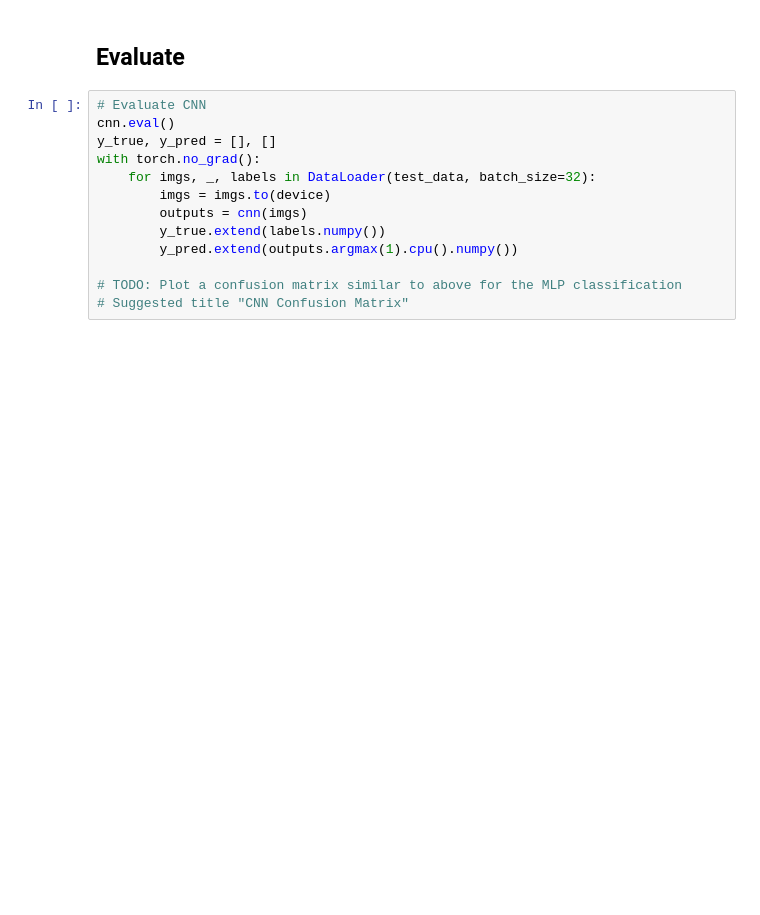
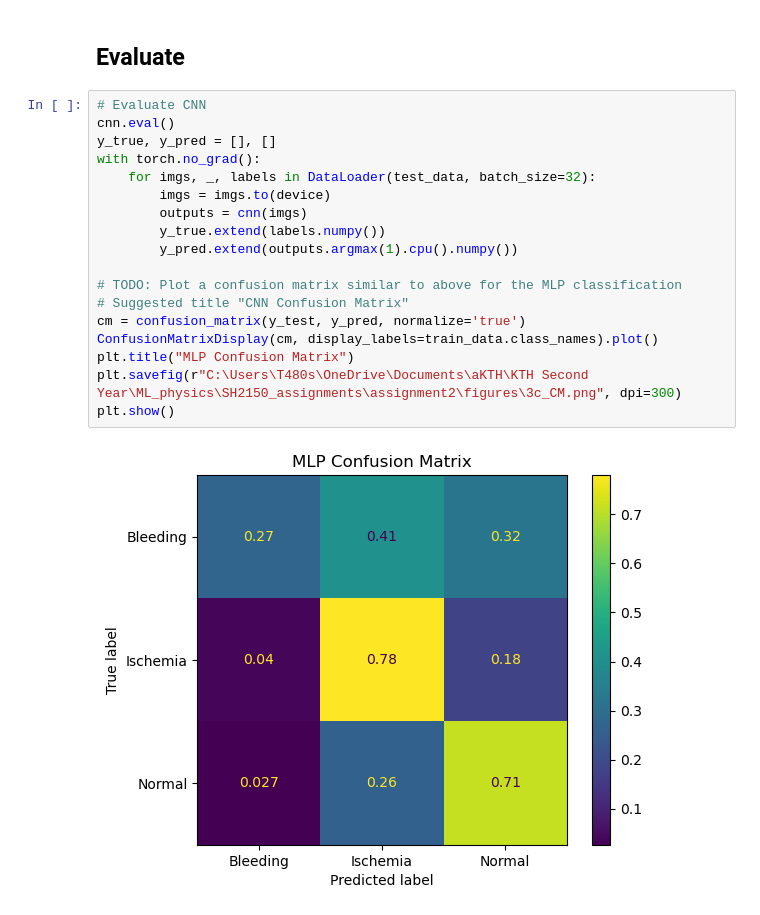
Before and after one commit to ScottMcHaffie/SH2150_assignments, a Jupyter notebook: assignment2/Assignment_2.ipynb, the cells around one changed output. Saved outputs shown, nothing was run; the diff lists cells and outputs as text; blank space fills up the shorter version.

```diff
--- a/assignment2/Assignment_2.ipynb
+++ b/assignment2/Assignment_2.ipynb
@@ -415,16 +459,23 @@ for epoch in range(5):
 # %%
 # Evaluate CNN
 cnn.eval()
 y_true, y_pred = [], []
 with torch.no_grad():
     for imgs, _, labels in DataLoader(test_data, batch_size=32):
         imgs = imgs.to(device)
         outputs = cnn(imgs)
         y_true.extend(labels.numpy())
         y_pred.extend(outputs.argmax(1).cpu().numpy())
 
 # TODO: Plot a confusion matrix similar to above for the MLP classification
 # Suggested title "CNN Confusion Matrix"
+cm = confusion_matrix(y_test, y_pred, normalize='true')
+ConfusionMatrixDisplay(cm, display_labels=train_data.class_names).plot()
+plt.title("MLP Confusion Matrix")
+plt.savefig(r"C:\Users\T480s\OneDrive\Documents\aKTH\KTH Second Year\ML_physics\SH2150_assignments\assignment2\figures\3c_CM.png", dpi=300)
+plt.show()
+# %% [output]
+[figure, added]
 # %%
 def extract_features(model, loader, level=1):
     feats, labels_all = [], []
```
Also changed, not shown: parts of 10 cells of this notebook.
